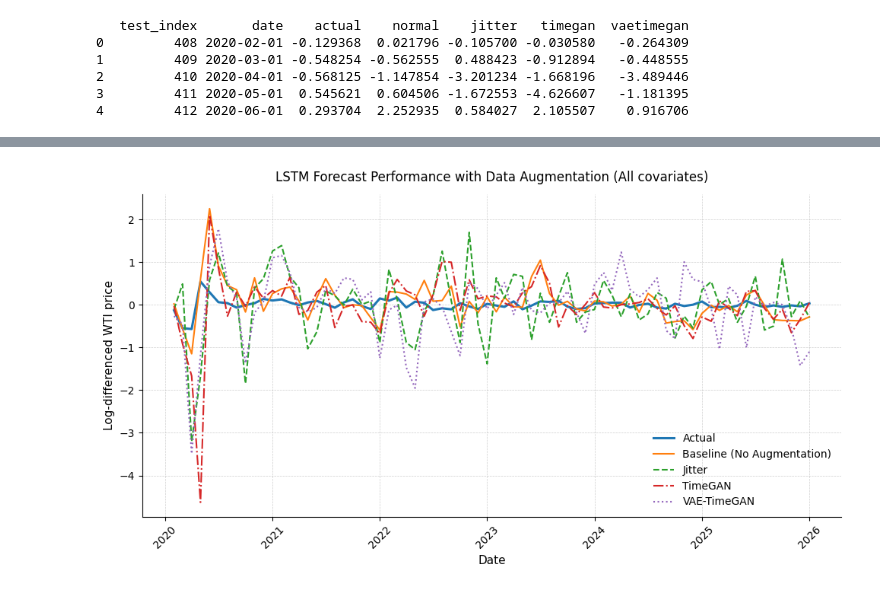
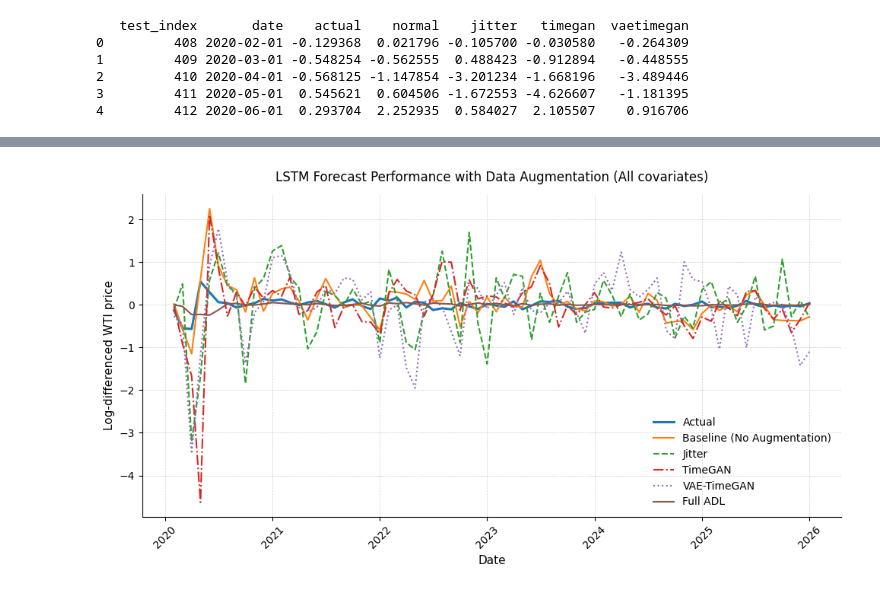
Before and after one commit to Meowth239/dse4101-project, a Jupyter notebook: lstm_src/outofsampleanalysis.ipynb, the cells around one changed output, grey strips where cells are left out. Cells and saved outputs as stored; diff of their text form; code cells hidden in the pictures.

```diff
--- a/lstm_src/outofsampleanalysis.ipynb
+++ b/lstm_src/outofsampleanalysis.ipynb
@@ -492,3 +604,9 @@ print(df3.head())
 2         410 2020-04-01 -0.568125 -1.147854 -3.201234 -1.668196   -3.489446
 3         411 2020-05-01  0.545621  0.604506 -1.672553 -4.626607   -1.181395
 4         412 2020-06-01  0.293704  2.252935  0.584027  2.105507    0.916706
+# %%
+adl = pd.read_csv("../adl8_full_benchmark_results.csv")
+
+# merge adl with df3 on index
+df3 = pd.concat([df3, adl], axis=1)
+df3.columns.values[-1] = 'adl'
@@ -541,31 +675,37 @@ ax.plot(
     df3["date"],
     df3["vaetimegan"],
     label="VAE-TimeGAN",
     linewidth=1.5,
     linestyle=":"
 )
 
+ax.plot(
+    df3["date"],
+    df3["adl"],
+    label="Full ADL",
+    linewidth=1.5)
+
 # labels
 ax.set_xlabel("Date", fontsize=11)
 ax.set_ylabel("Log-differenced WTI price", fontsize=11)
 ax.set_title("LSTM Forecast Performance with Data Augmentation (All covariates)", fontsize=12, pad=12)
 
 # clean academic styling
 ax.spines["top"].set_visible(False)
 ax.spines["right"].set_visible(False)
 ax.grid(True, linestyle="--", linewidth=0.5, alpha=0.6)
 
 # format dates
 ax.xaxis.set_major_locator(mdates.YearLocator())
 ax.xaxis.set_major_formatter(mdates.DateFormatter("%Y"))
 plt.xticks(rotation=45, fontsize=10)
 plt.yticks(fontsize=10)
 
 # legend
 ax.legend(frameon=False, fontsize=10, loc="best")
 
 plt.tight_layout()
 # plt.savefig("results/lstm_8_augmentation_plot.png", dpi=300, bbox_inches="tight")
 plt.show()
 # %% [output]
-[figure, old version]
+[figure, new version]
```
Also changed, not shown: parts of 11 cells of this notebook, 4 other files.
